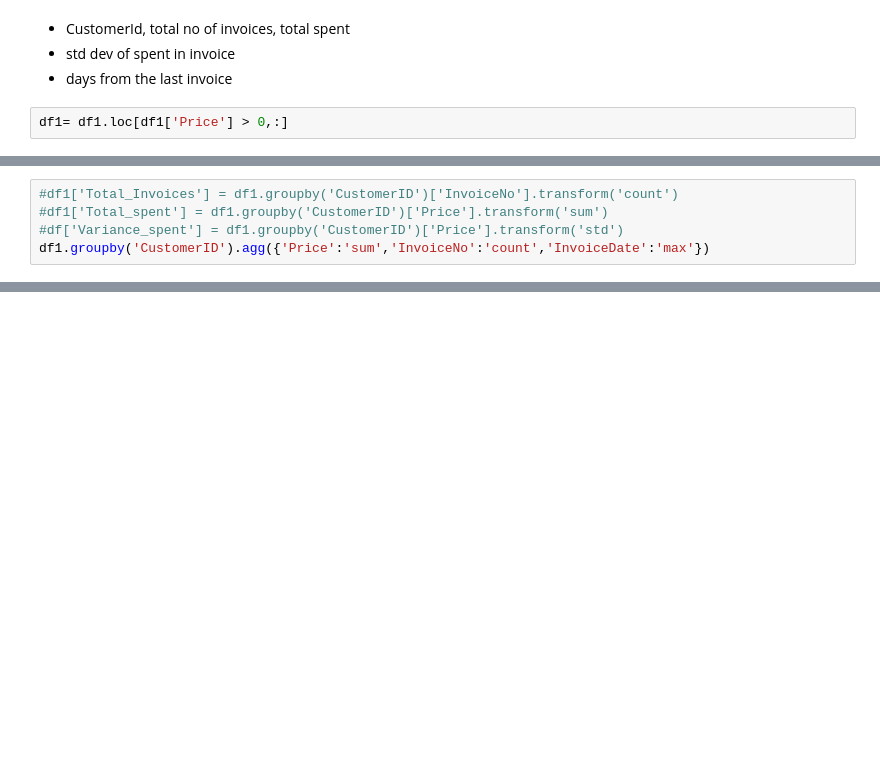
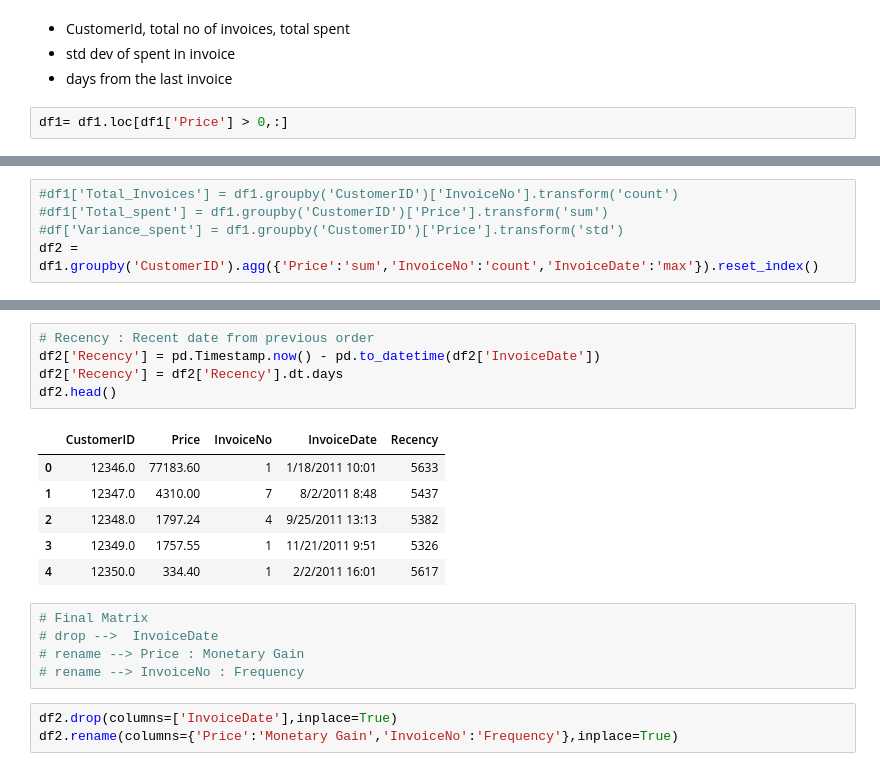
Before and after one commit to j019/Practical-Machine-Learning-, a Jupyter notebook: Day2/customerSegmentation.ipynb, the cells around one changed output, grey strips where cells are left out. Cells and saved outputs as stored; diff of their text form; blank space fills up the shorter version.

```diff
--- a/Day2/customerSegmentation.ipynb
+++ b/Day2/customerSegmentation.ipynb
@@ -88,4 +89,4 @@ df1.shape
 #df1['Total_Invoices'] = df1.groupby('CustomerID')['InvoiceNo'].transform('count')
 #df1['Total_spent'] = df1.groupby('CustomerID')['Price'].transform('sum')
 #df['Variance_spent'] = df1.groupby('CustomerID')['Price'].transform('std')
-df1.groupby('CustomerID').agg({'Price':'sum','InvoiceNo':'count','InvoiceDate':'max'})
+df2 = df1.groupby('CustomerID').agg({'Price':'sum','InvoiceNo':'count','InvoiceDate':'max'}).reset_index()
@@ -106,0 +102,20 @@ df1.groupby('CustomerID').agg({'Price':'sum','InvoiceNo':'count','InvoiceDate':'
+# %%
+# Recency : Recent date from previous order
+df2['Recency'] = pd.Timestamp.now() - pd.to_datetime(df2['InvoiceDate'])
+df2['Recency'] = df2['Recency'].dt.days
+df2.head()
+# %% [output]
+|  | CustomerID | Price | InvoiceNo | InvoiceDate | Recency |
+| 0 | 12346.0 | 77183.60 | 1 | 1/18/2011 10:01 | 5633 |
+| 1 | 12347.0 | 4310.00 | 7 | 8/2/2011 8:48 | 5437 |
+| 2 | 12348.0 | 1797.24 | 4 | 9/25/2011 13:13 | 5382 |
+| 3 | 12349.0 | 1757.55 | 1 | 11/21/2011 9:51 | 5326 |
+| 4 | 12350.0 | 334.40 | 1 | 2/2/2011 16:01 | 5617 |
+# %%
+# Final Matrix
+# drop -->  InvoiceDate
+# rename --> Price : Monetary Gain
+# rename --> InvoiceNo : Frequency
+# %%
+df2.drop(columns=['InvoiceDate'],inplace=True)
+df2.rename(columns={'Price':'Monetary Gain','InvoiceNo':'Frequency'},inplace=True)
```
Also changed, not shown: parts of 20 cells of this notebook.
